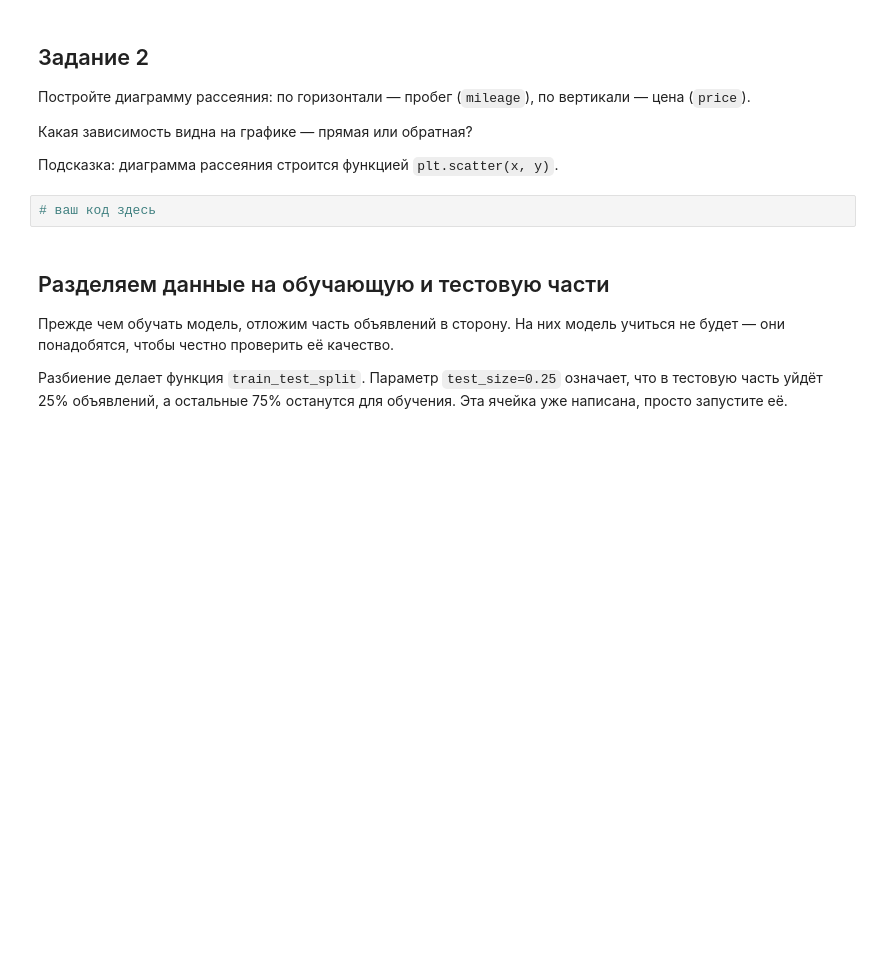
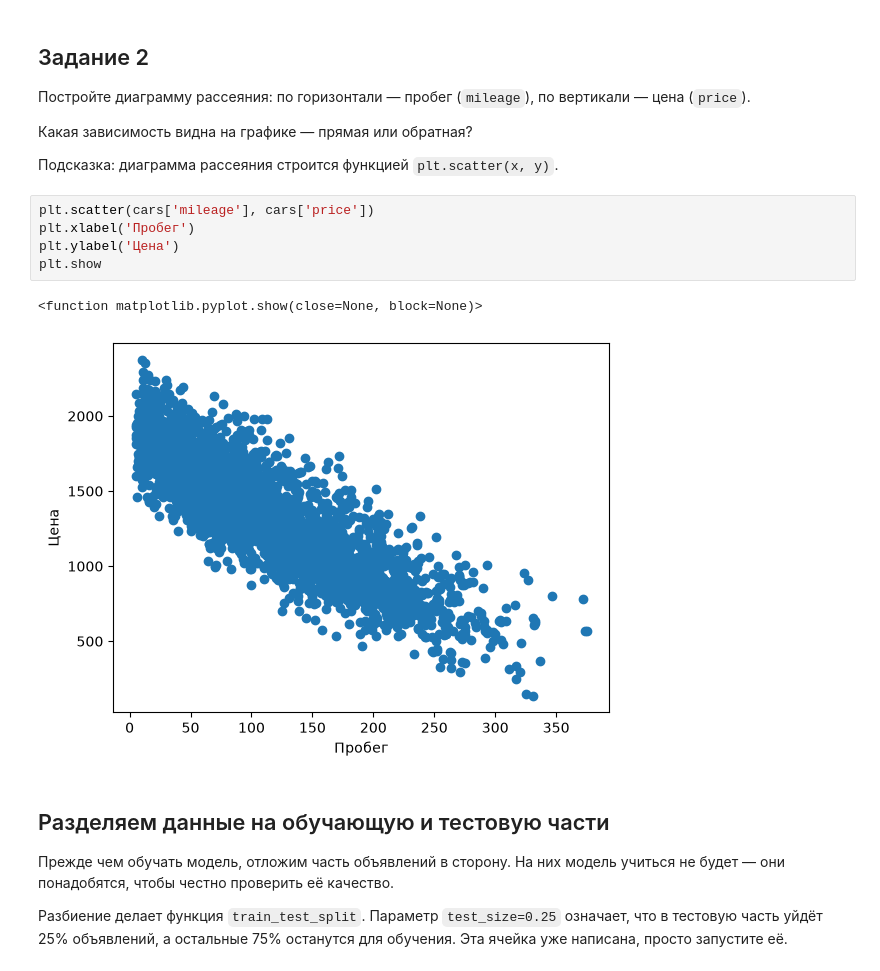
Before and after one commit to AlexxxBor/AIStart, a Jupyter notebook: Homework_cars.ipynb, the cells around one changed output. Saved outputs shown, nothing was run; the diff lists cells and outputs as text; blank space fills up the shorter version.

```diff
--- a/Homework_cars.ipynb
+++ b/Homework_cars.ipynb
@@ -76,8 +85,14 @@ cars.head()
 Какая зависимость видна на графике — прямая или обратная?
 
 Подсказка: диаграмма рассеяния строится функцией `plt.scatter(x, y)`.
-# %%
-# ваш код здесь
+# %%
+plt.scatter(cars['mileage'], cars['price'])
+plt.xlabel('Пробег')
+plt.ylabel('Цена')
+plt.show
+# %% [output]
+<function matplotlib.pyplot.show(close=None, block=None)>
+[figure, added]
 # %% [markdown]
 ## Разделяем данные на обучающую и тестовую части
 
```
Also changed, not shown: parts of 12 cells of this notebook.
